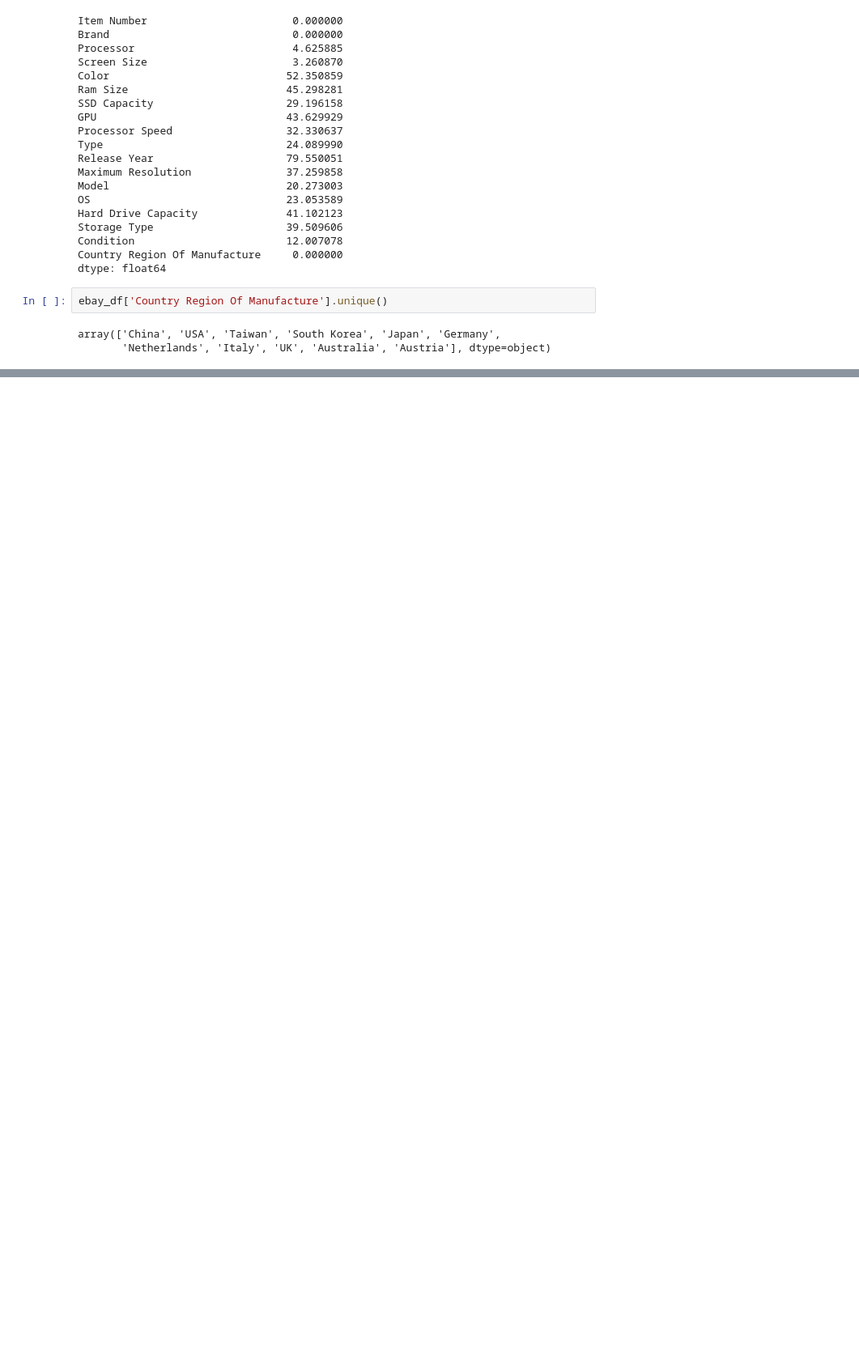
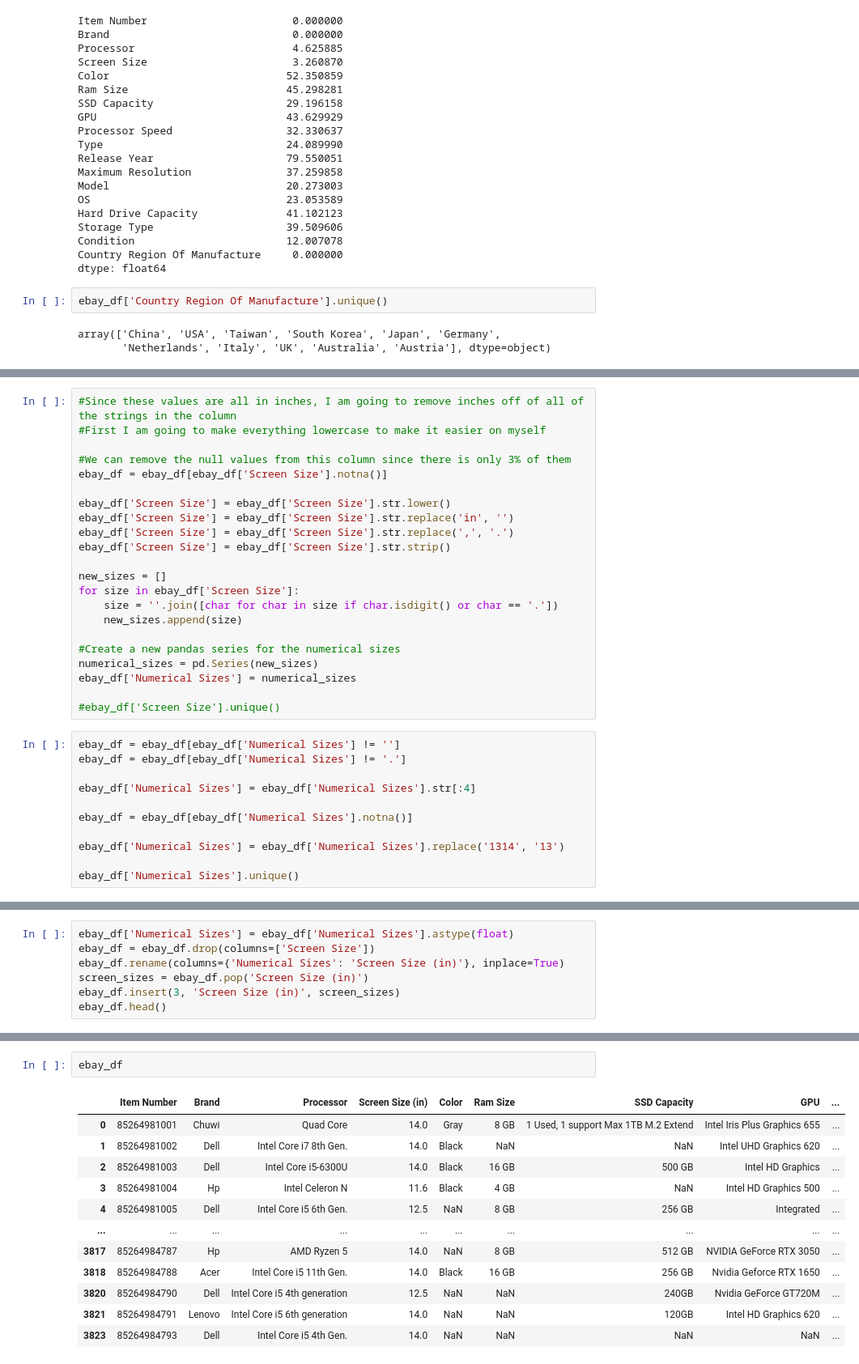
Before and after one commit to TomRush20/Data-Management, a Jupyter notebook: Ebay Data Analysis.ipynb, the cells around one changed output, grey strips where cells are left out. Shown at 81% size. Saved outputs shown, nothing was run; the diff lists cells and outputs as text; blank space fills up the shorter version.

Commit message:
Screen Size

```diff
--- a/Ebay Data Analysis.ipynb
+++ b/Ebay Data Analysis.ipynb
@@ -347,0 +389,33 @@ array(['China', 'USA', 'Taiwan', 'South Korea', 'Japan', 'Germany',
+# %%
+#Since these values are all in inches, I am going to remove inches off of all of the strings in the column
+#First I am going to make everything lowercase to make it easier on myself
+
+#We can remove the null values from this column since there is only 3% of them
+ebay_df = ebay_df[ebay_df['Screen Size'].notna()]
+
+ebay_df['Screen Size'] = ebay_df['Screen Size'].str.lower()
+ebay_df['Screen Size'] = ebay_df['Screen Size'].str.replace('in', '')
+ebay_df['Screen Size'] = ebay_df['Screen Size'].str.replace(',', '.')
+ebay_df['Screen Size'] = ebay_df['Screen Size'].str.strip()
+
+new_sizes = []
+for size in ebay_df['Screen Size']:
+    size = ''.join([char for char in size if char.isdigit() or char == '.'])
+    new_sizes.append(size)
+
+#Create a new pandas series for the numerical sizes
+numerical_sizes = pd.Series(new_sizes)
+ebay_df['Numerical Sizes'] = numerical_sizes
+
+#ebay_df['Screen Size'].unique()
+# %%
+ebay_df = ebay_df[ebay_df['Numerical Sizes'] != '']
+ebay_df = ebay_df[ebay_df['Numerical Sizes'] != '.']
+
+ebay_df['Numerical Sizes'] = ebay_df['Numerical Sizes'].str[:4]
+
+ebay_df = ebay_df[ebay_df['Numerical Sizes'].notna()]
+
+ebay_df['Numerical Sizes'] = ebay_df['Numerical Sizes'].replace('1314', '13')
+
+ebay_df['Numerical Sizes'].unique()
@@ -347,0 +429,7 @@ array(['China', 'USA', 'Taiwan', 'South Korea', 'Japan', 'Germany',
+# %%
+ebay_df['Numerical Sizes'] = ebay_df['Numerical Sizes'].astype(float)
+ebay_df = ebay_df.drop(columns=['Screen Size'])
+ebay_df.rename(columns={'Numerical Sizes': 'Screen Size (in)'}, inplace=True)
+screen_sizes = ebay_df.pop('Screen Size (in)')
+ebay_df.insert(3, 'Screen Size (in)', screen_sizes)
+ebay_df.head()
@@ -347,0 +465,15 @@ array(['China', 'USA', 'Taiwan', 'South Korea', 'Japan', 'Germany',
+# %%
+ebay_df
+# %% [output]
+|  | Item Number | Brand | Processor | Screen Size (in) | Color | Ram Size | SSD Capacity | GPU | ... |
+| 0 | 85264981001 | Chuwi | Quad Core | 14.0 | Gray | 8 GB | 1 Used, 1 support Max 1TB M.2 Extend | Intel Iris Plus Graphics 655 | ... |
+| 1 | 85264981002 | Dell | Intel Core i7 8th Gen. | 14.0 | Black | NaN | NaN | Intel UHD Graphics 620 | ... |
+| 2 | 85264981003 | Dell | Intel Core i5-6300U | 14.0 | Black | 16 GB | 500 GB | Intel HD Graphics | ... |
+| 3 | 85264981004 | Hp | Intel Celeron N | 11.6 | Black | 4 GB | NaN | Intel HD Graphics 500 | ... |
+| 4 | 85264981005 | Dell | Intel Core i5 6th Gen. | 12.5 | NaN | 8 GB | 256 GB | Integrated | ... |
+| ... | ... | ... | ... | ... | ... | ... | ... | ... | ... |
+| 3817 | 85264984787 | Hp | AMD Ryzen 5 | 14.0 | NaN | 8 GB | 512 GB | NVIDIA GeForce RTX 3050 | ... |
+| 3818 | 85264984788 | Acer | Intel Core i5 11th Gen. | 14.0 | Black | 16 GB | 256 GB | Nvidia Geforce RTX 1650 | ... |
+| 3820 | 85264984790 | Dell | Intel Core i5 4th generation | 12.5 | NaN | NaN | 240GB | Nvidia GeForce GT720M | ... |
+| 3821 | 85264984791 | Lenovo | Intel Core i5 6th generation | 14.0 | NaN | NaN | 120GB | Intel HD Graphics 620 | ... |
+| 3823 | 85264984793 | Dell | Intel Core i5 4th Gen. | 14.0 | NaN | NaN | NaN | NaN | ... |
```
Also changed, not shown: parts of 10 cells of this notebook.
